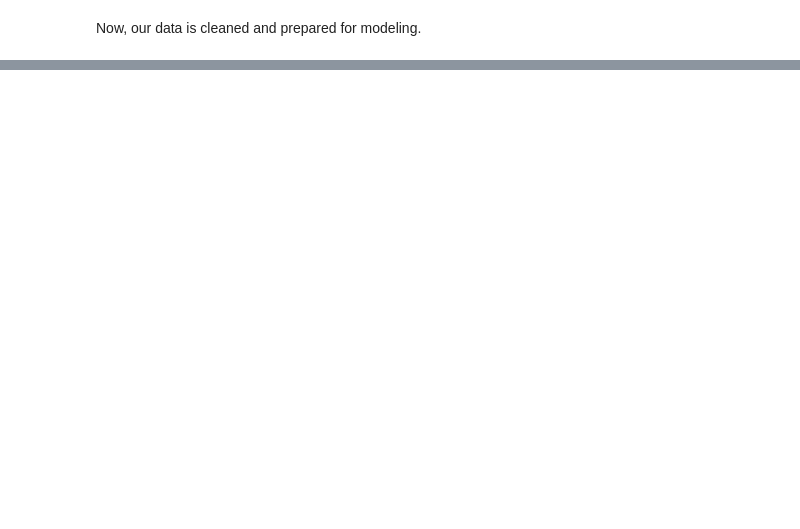
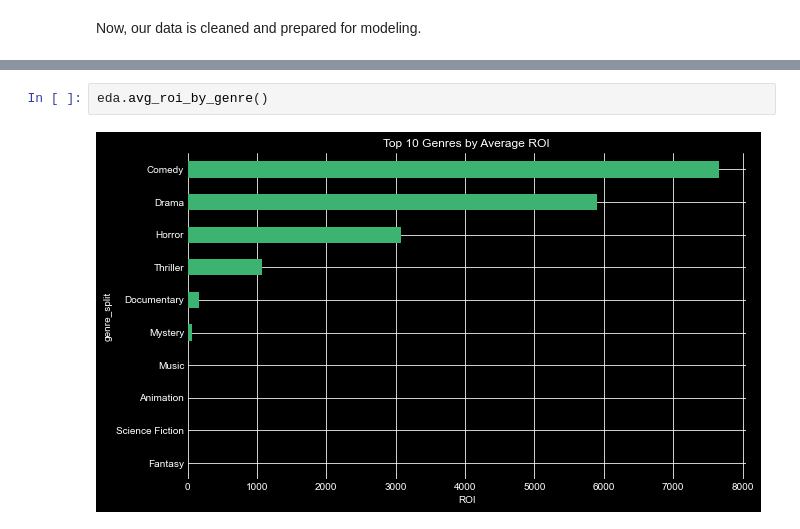
Before and after one commit to Assesa44/Movie-Revenue-Predictor, a Jupyter notebook: Notebooks/revenue_predictor.ipynb, the cells around one changed output, grey strips where cells are left out. Drawn from its saved outputs; the diff is of its cells as text; blank space fills up the shorter version.

```diff
--- a/Notebooks/revenue_predictor.ipynb
+++ b/Notebooks/revenue_predictor.ipynb
@@ -368,0 +496,4 @@ Now, our data is cleaned and prepared for modeling.
+# %%
+eda.avg_roi_by_genre()
+# %% [output]
+[figure, added]
```
Also changed, not shown: parts of 19 cells of this notebook.
